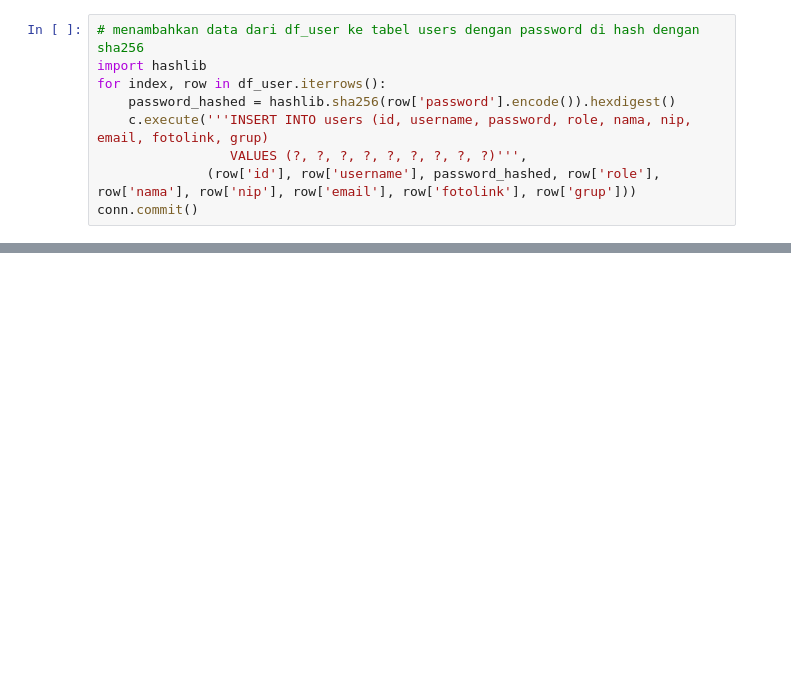
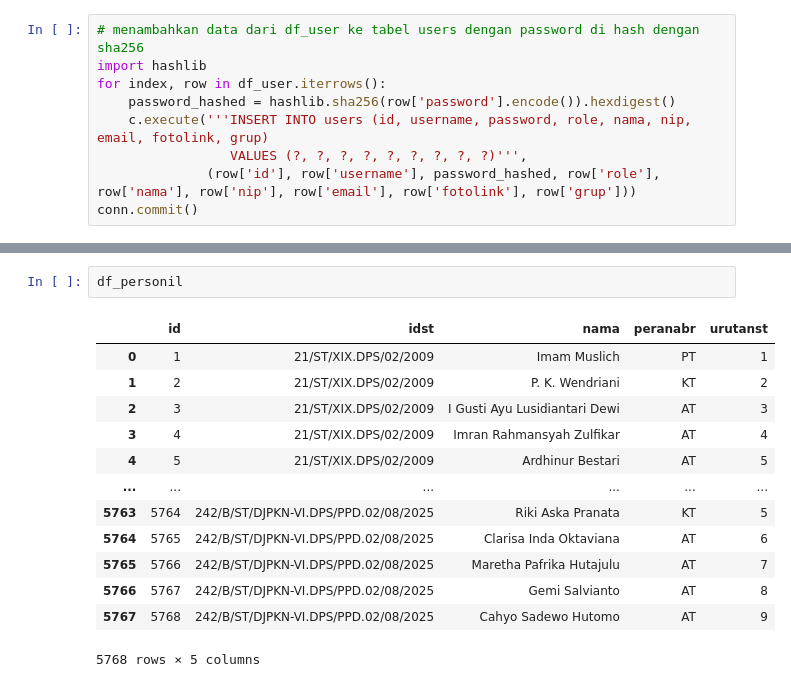
Before and after one commit to wiprada/awalokana_penilai_pemeriksa, a Jupyter notebook: backend/alat migrasi/migrasi_data_dari_db_satria.ipynb, the cells around one changed output, grey strips where cells are left out. Drawn from its saved outputs; the diff is of its cells as text; blank space fills up the shorter version.

```diff
--- a/backend/alat migrasi/migrasi_data_dari_db_satria.ipynb
+++ b/backend/alat migrasi/migrasi_data_dari_db_satria.ipynb
@@ -102,0 +74,16 @@ conn.commit()
+# %%
+df_personil
+# %% [output]
+|  | id | idst | nama | peranabr | urutanst |
+| 0 | 1 | 21/ST/XIX.DPS/02/2009 | Imam Muslich | PT | 1 |
+| 1 | 2 | 21/ST/XIX.DPS/02/2009 | P. K. Wendriani | KT | 2 |
+| 2 | 3 | 21/ST/XIX.DPS/02/2009 | I Gusti Ayu Lusidiantari Dewi | AT | 3 |
+| 3 | 4 | 21/ST/XIX.DPS/02/2009 | Imran Rahmansyah Zulfikar | AT | 4 |
+| 4 | 5 | 21/ST/XIX.DPS/02/2009 | Ardhinur Bestari | AT | 5 |
+| ... | ... | ... | ... | ... | ... |
+| 5763 | 5764 | 242/B/ST/DJPKN-VI.DPS/PPD.02/08/2025 | Riki Aska Pranata | KT | 5 |
+| 5764 | 5765 | 242/B/ST/DJPKN-VI.DPS/PPD.02/08/2025 | Clarisa Inda Oktaviana | AT | 6 |
+| 5765 | 5766 | 242/B/ST/DJPKN-VI.DPS/PPD.02/08/2025 | Maretha Pafrika Hutajulu | AT | 7 |
+| 5766 | 5767 | 242/B/ST/DJPKN-VI.DPS/PPD.02/08/2025 | Gemi Salvianto | AT | 8 |
+| 5767 | 5768 | 242/B/ST/DJPKN-VI.DPS/PPD.02/08/2025 | Cahyo Sadewo Hutomo | AT | 9 |
+5768 rows × 5 columns
```
Also changed, not shown: parts of 14 cells of this notebook, 4 other files.
